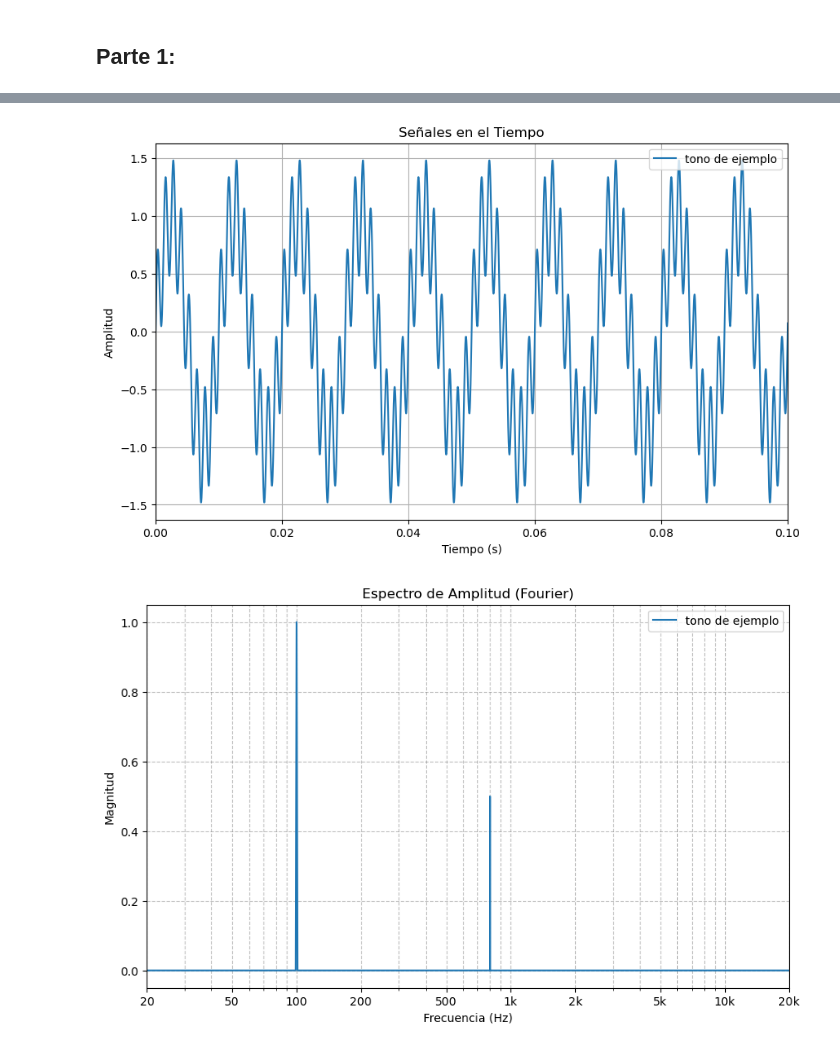
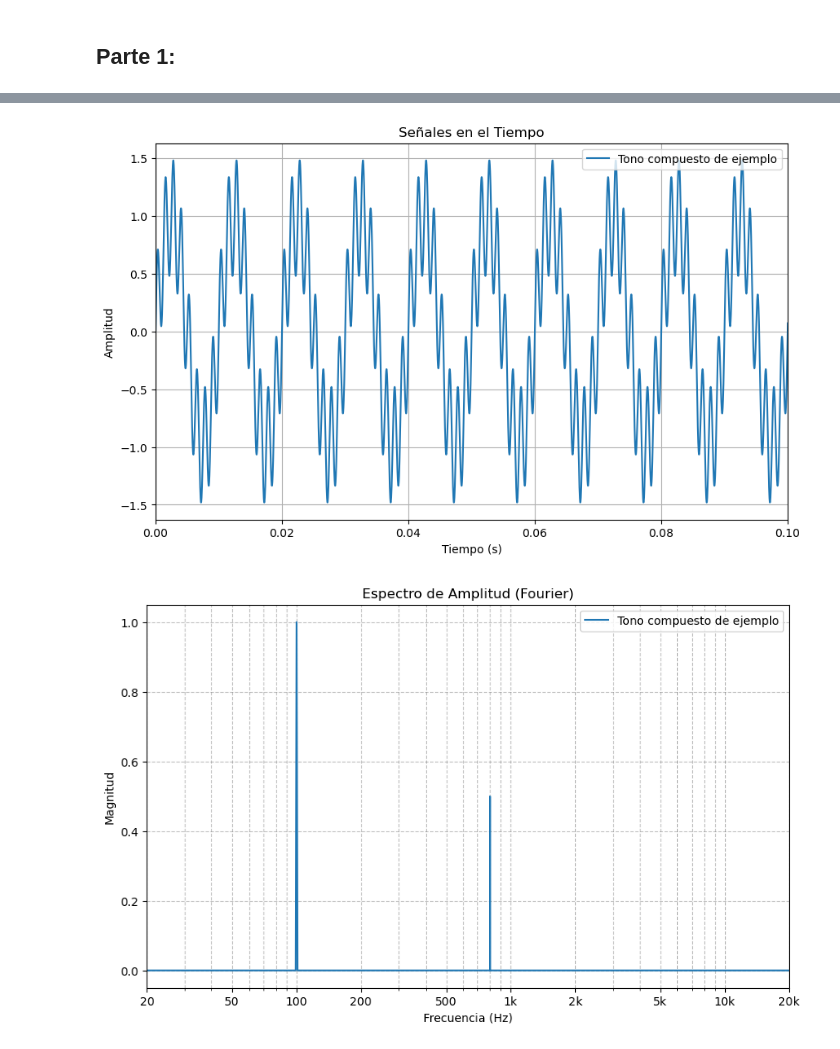
Before and after one commit to mattialuciana/DSP, a Jupyter notebook: Angio_Bajaroff_Mattia_Winiar.ipynb, the cells around one changed output, grey strips where cells are left out. Saved outputs shown, nothing was run; the diff lists cells and outputs as text; code cells hidden in the pictures.

```diff
--- a/Angio_Bajaroff_Mattia_Winiar.ipynb
+++ b/Angio_Bajaroff_Mattia_Winiar.ipynb
@@ -33,9 +42,11 @@ graficar_f(44100, tono_puro_1, 'tono de ejemplo')
 # %%
-# Se prueba sumando senales
+# Se prueba la función, generando un segundo tono y sumándolo a tono_puro_1.
 tono_puro_2 = generar_tono_puro(amplitud=0.5, duracion=1, fs=44100, frecuencia=800)
 senal_compuesta = sumar_senales(tono_puro_1, tono_puro_2)
-graficar_t(44100, senal_compuesta, 'tono de ejemplo', xlim=(0,0.1))
-graficar_f(44100, senal_compuesta, 'tono de ejemplo')
+
+# Se grafica la señal compuesta en el tiempo y en la frecuencia.
+graficar_t(44100, senal_compuesta, 'Tono compuesto de ejemplo', xlim=(0,0.1))
+graficar_f(44100, senal_compuesta, 'Tono compuesto de ejemplo')
 # %% [output]
-[figure, old version]
+[figure, new version]
-[figure, old version]
+[figure, new version]
```
Also changed, not shown: parts of 8 cells of this notebook.
